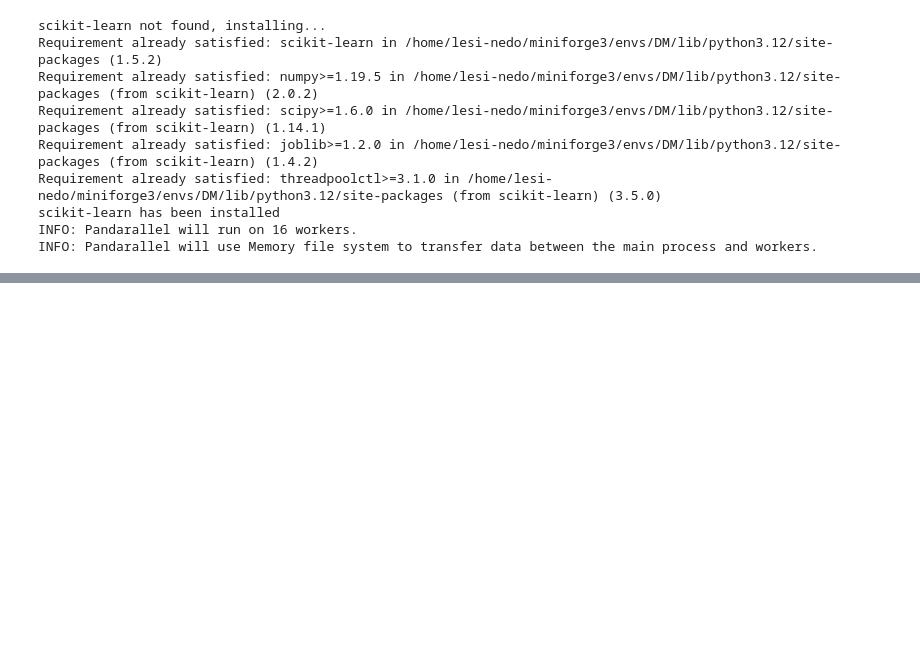
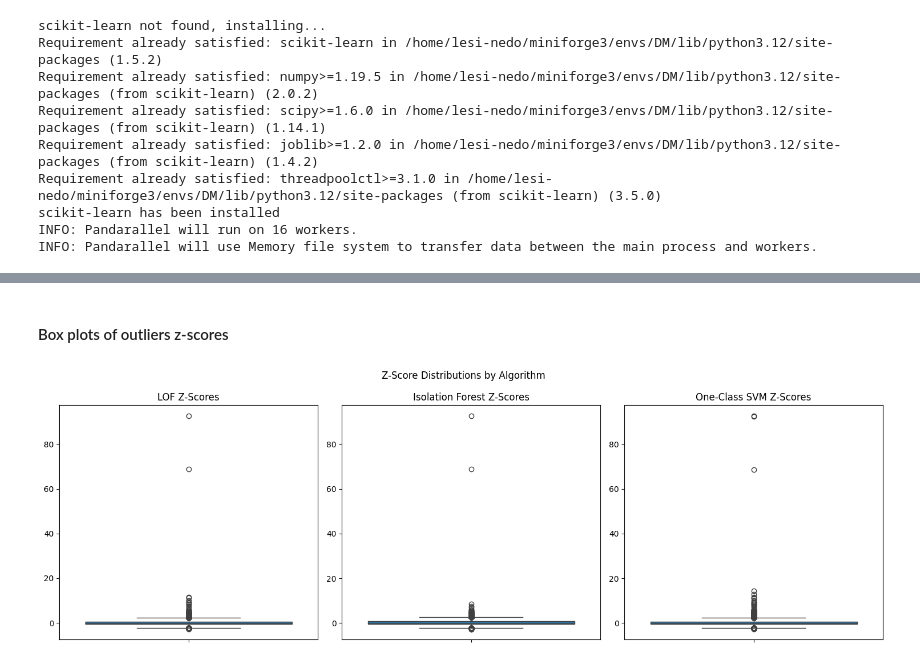
Before and after one commit to lesi-nedo/dm_project24_group_11, a Jupyter notebook: extra_notebooks/OlekisyOutliersAnal.ipynb, the cells around one changed output, grey strips where cells are left out. Drawn from its saved outputs; the diff is of its cells as text; code cells hidden in the pictures; blank space fills up the shorter version.

```diff
--- a/extra_notebooks/OlekisyOutliersAnal.ipynb
+++ b/extra_notebooks/OlekisyOutliersAnal.ipynb
@@ -104,0 +151,12 @@ outliers_lof.sample(3)
+# %% [markdown]
+#### Box plots of outliers z-scores
+# %%
+z_scores_dict = {
+    "LOF": z_scores_lof,
+    "Isolation Forest": z_scores_iso_for,
+    "One-Class SVM": z_scores_oc_svm
+}
+
+plot_z_score_distributions(z_scores_dict)
+# %% [output]
+[figure, added]
```
Also changed, not shown: parts of 12 cells of this notebook, 1 other file.
